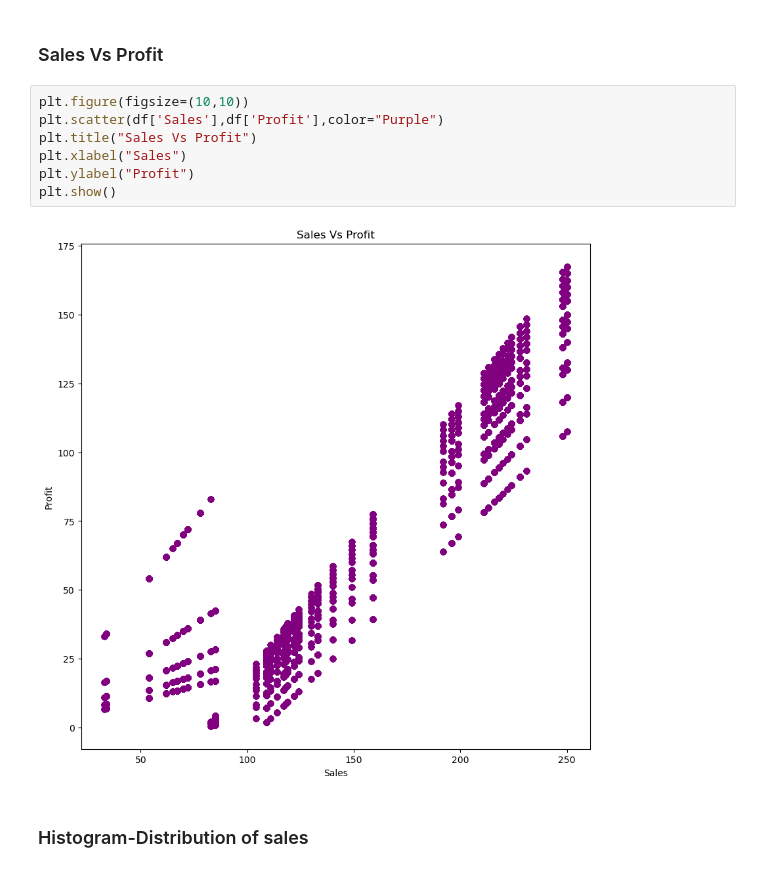
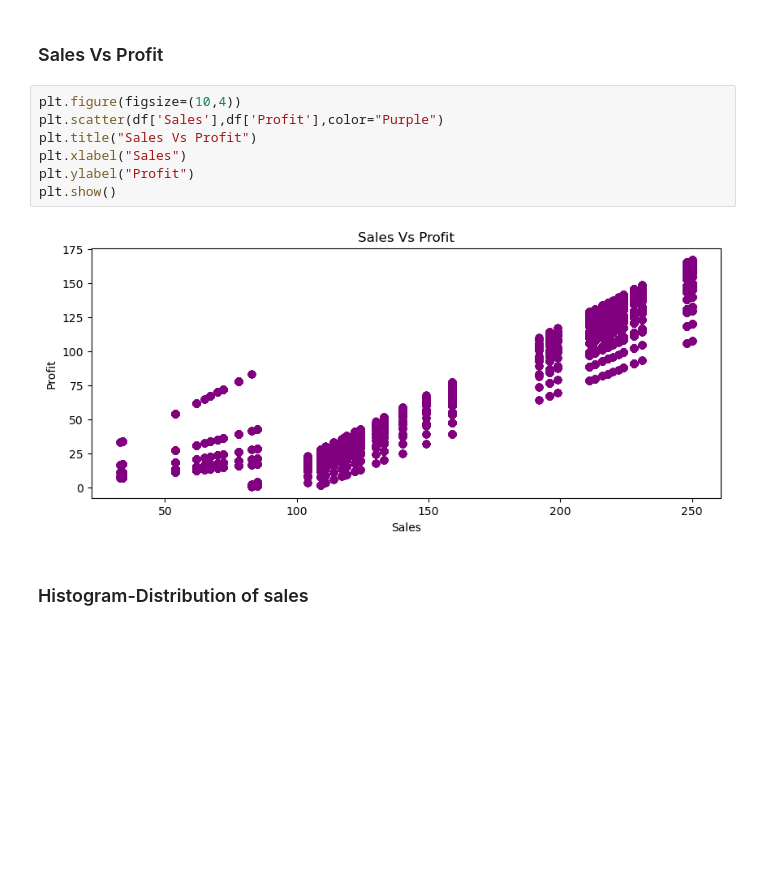
Before and after one commit to Pushpa-9392/Ecommerce-Data-Analytics, a Jupyter notebook: Week2_Exploratory_Data_Analysis.ipynb, the cells around one changed output. Cells and saved outputs as stored; diff of their text form; blank space fills up the shorter version.

```diff
--- a/Week2_Exploratory_Data_Analysis.ipynb
+++ b/Week2_Exploratory_Data_Analysis.ipynb
@@ -67,14 +67,14 @@ plt.show()
 # %% [markdown]
 ### Sales Vs Profit
 # %%
-plt.figure(figsize=(10,10))
+plt.figure(figsize=(10,4))
 plt.scatter(df['Sales'],df['Profit'],color="Purple")
 plt.title("Sales Vs Profit")
 plt.xlabel("Sales")
 plt.ylabel("Profit")
 plt.show()
 # %% [output]
-[figure, old version]
+[figure, new version]
 # %% [markdown]
 ### Histogram-Distribution of sales
 # %%
```
Also changed, not shown: parts of 2 cells of this notebook, 3 other files.
